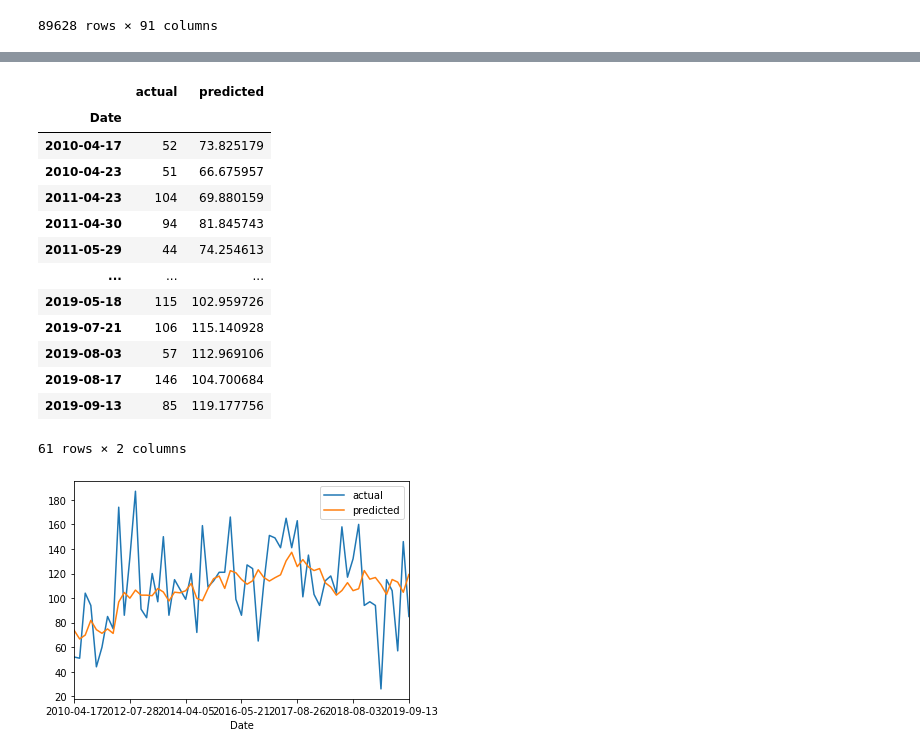
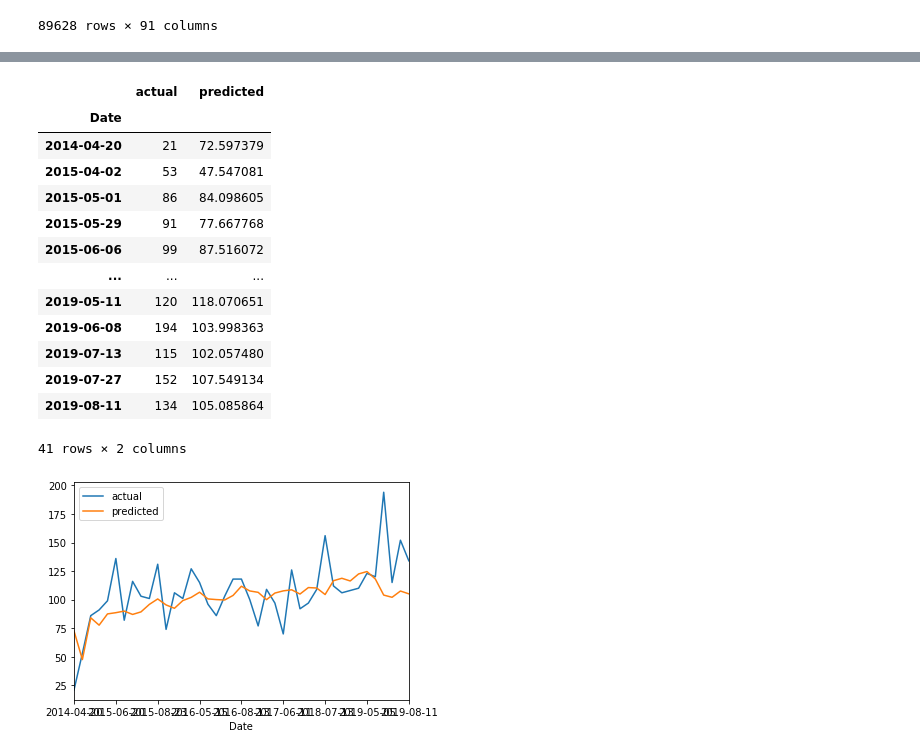
Before and after one commit to mark-richards/afl-eda, a Jupyter notebook: footywire-afl-eda.ipynb, the cells around one changed output, grey strips where cells are left out. Cells and saved outputs as stored; diff of their text form; code cells hidden in the pictures.

```diff
--- a/footywire-afl-eda.ipynb
+++ b/footywire-afl-eda.ipynb
@@ -477,25 +558,25 @@ lines = df_all_players_predicted.plot.line()
 # %%
-df_player = df_predicted_scores.loc[df_predicted_scores['Player'] == 'Patrick Dangerfield']
+df_player = df_predicted_scores.loc[df_predicted_scores['Player'] == 'Patrick Cripps']
 df_player = df_player[['Date', 'actual', 'predicted']]
 df_player = df_player.set_index('Date')
 display(df_player)
 lines = df_player.plot.line()
 # %% [output]
 |  | actual | predicted |
 | Date |  |  |
-| 2010-04-17 | 52 | 73.825179 |
-| 2010-04-23 | 51 | 66.675957 |
-| 2011-04-23 | 104 | 69.880159 |
-| 2011-04-30 | 94 | 81.845743 |
-| 2011-05-29 | 44 | 74.254613 |
+| 2014-04-20 | 21 | 72.597379 |
+| 2015-04-02 | 53 | 47.547081 |
+| 2015-05-01 | 86 | 84.098605 |
+| 2015-05-29 | 91 | 77.667768 |
+| 2015-06-06 | 99 | 87.516072 |
 | ... | ... | ... |
-| 2019-05-18 | 115 | 102.959726 |
-| 2019-07-21 | 106 | 115.140928 |
-| 2019-08-03 | 57 | 112.969106 |
-| 2019-08-17 | 146 | 104.700684 |
-| 2019-09-13 | 85 | 119.177756 |
+| 2019-05-11 | 120 | 118.070651 |
+| 2019-06-08 | 194 | 103.998363 |
+| 2019-07-13 | 115 | 102.057480 |
+| 2019-07-27 | 152 | 107.549134 |
+| 2019-08-11 | 134 | 105.085864 |
-61 rows × 2 columns
+41 rows × 2 columns
-[figure, old version]
+[figure, new version]
 # %%
 # Is it a better predictor than simply 10, 5, 3, or 1 round average? YES
 
```
Also changed, not shown: parts of 9 cells of this notebook, 7 other files.
